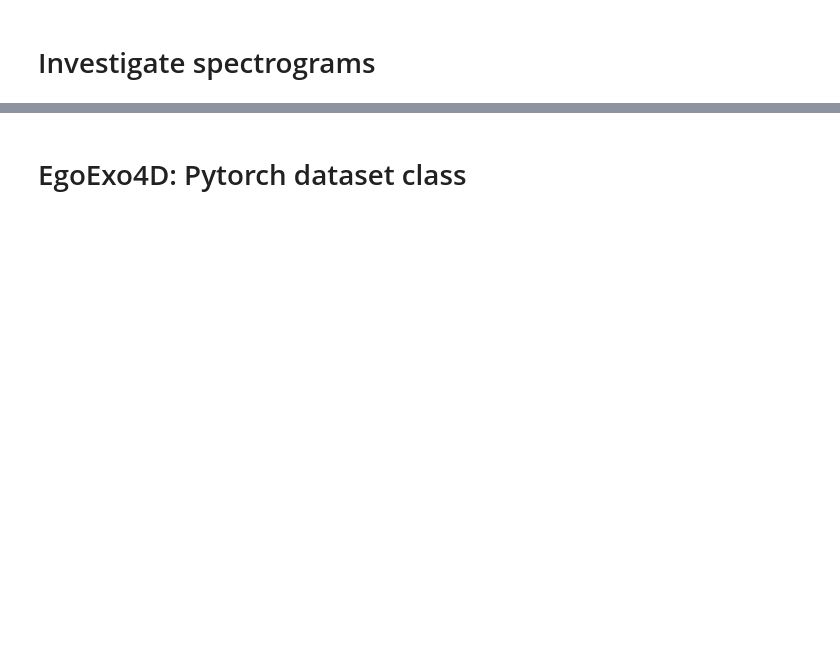
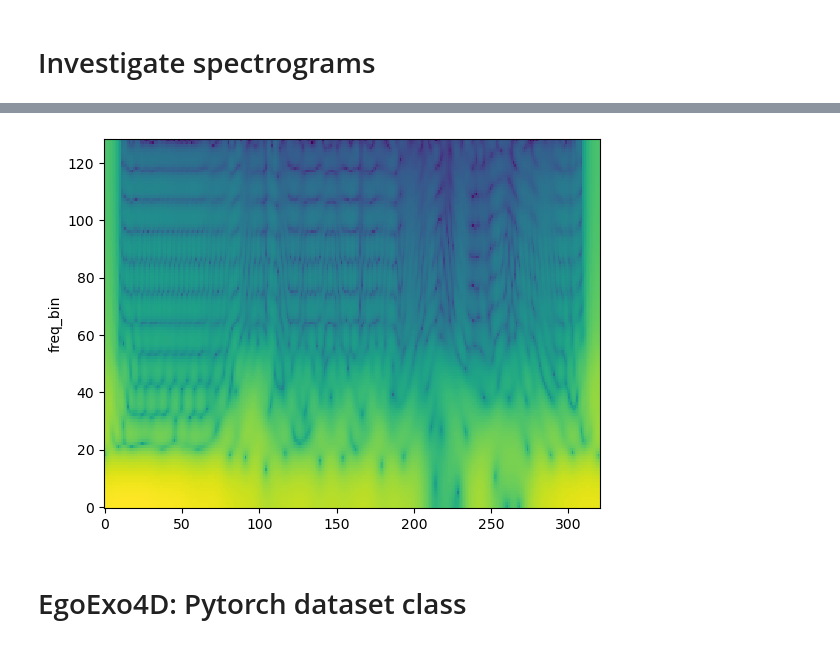
Before and after one commit to amir-goudarzi/IMU_testing, a Jupyter notebook: notebooks/egoexo4d.ipynb, the cells around one changed output, grey strips where cells are left out. Cells and saved outputs as stored; diff of their text form; code cells hidden in the pictures; blank space fills up the shorter version.

```diff
--- a/notebooks/egoexo4d.ipynb
+++ b/notebooks/egoexo4d.ipynb
@@ -386,22 +424,24 @@ windowed_data.shape
 # %%
 Fs = 50
 
 waveform = windowed_data.type(torch.float32)
 waveform = torchaudio.transforms.Resample(sample_rate, Fs)(waveform)
 spectrogram_transform = torchaudio.transforms.Spectrogram(
             n_fft=256,
             win_length=24,
             hop_length=1,
             window_fn=torch.hann_window ,
         )
 
 resample_ratio = 320/waveform.shape[1]
 resample_target = int(100*resample_ratio)
 waveform = torchaudio.transforms.Resample(100, resample_target)(waveform)
 spectrogram = spectrogram_transform(waveform) # from [1,320] to [1,129,321]
 spectrogram_db = torchaudio.transforms.AmplitudeToDB()(spectrogram)
 fbank = spectrogram_db.squeeze(0).transpose(0,1)[:,:128]
-plot_spectrogram(spectrogram_db[3], ylabel="freq_bin", ax=None)
+plot_spectrogram(spectrogram_db[0], ylabel="freq_bin", ax=None)
+# %% [output]
+[figure, added]
 # %%
 waveform
 # %%
```
Also changed, not shown: parts of 38 cells of this notebook, 4 other files.
